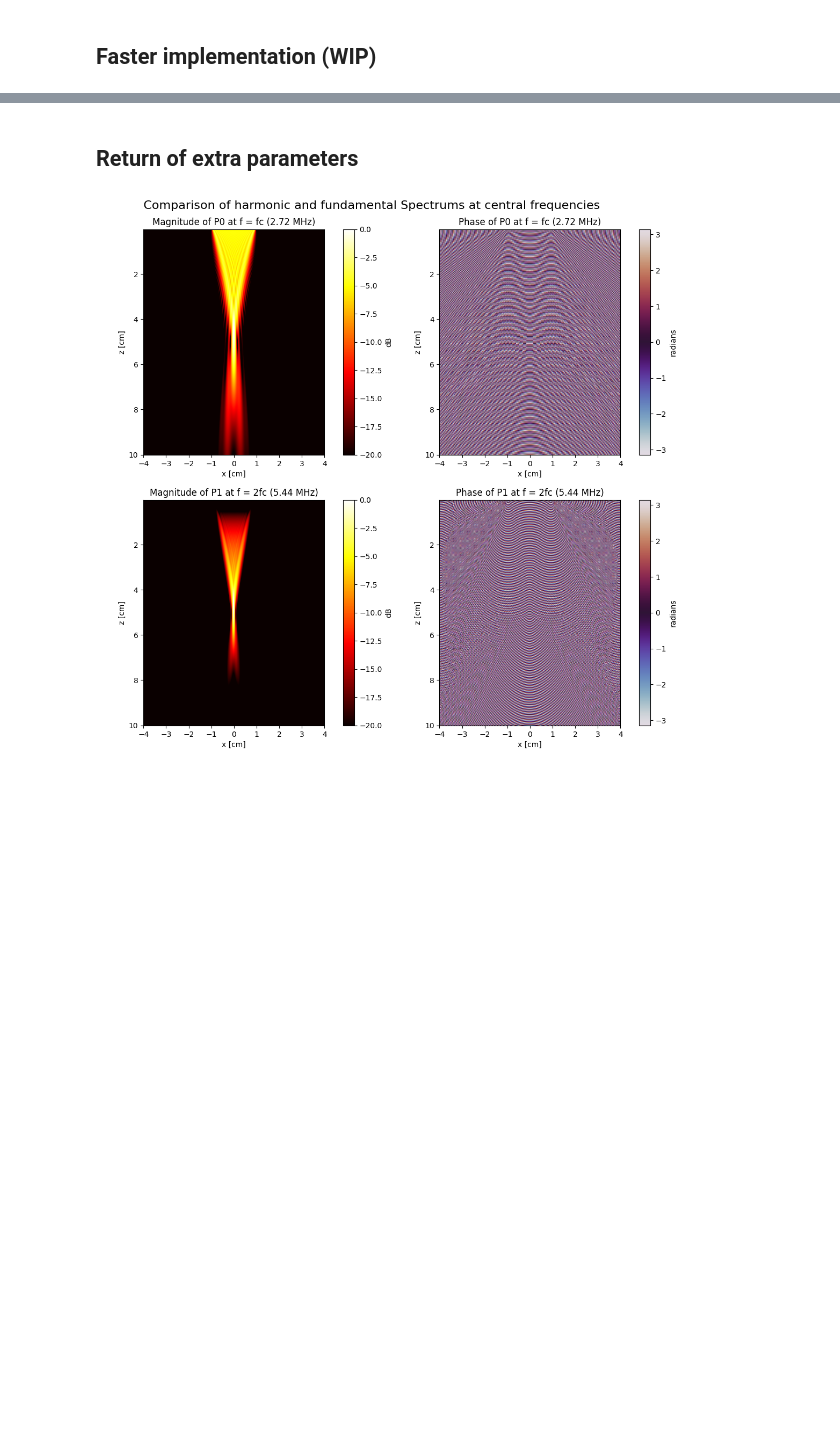
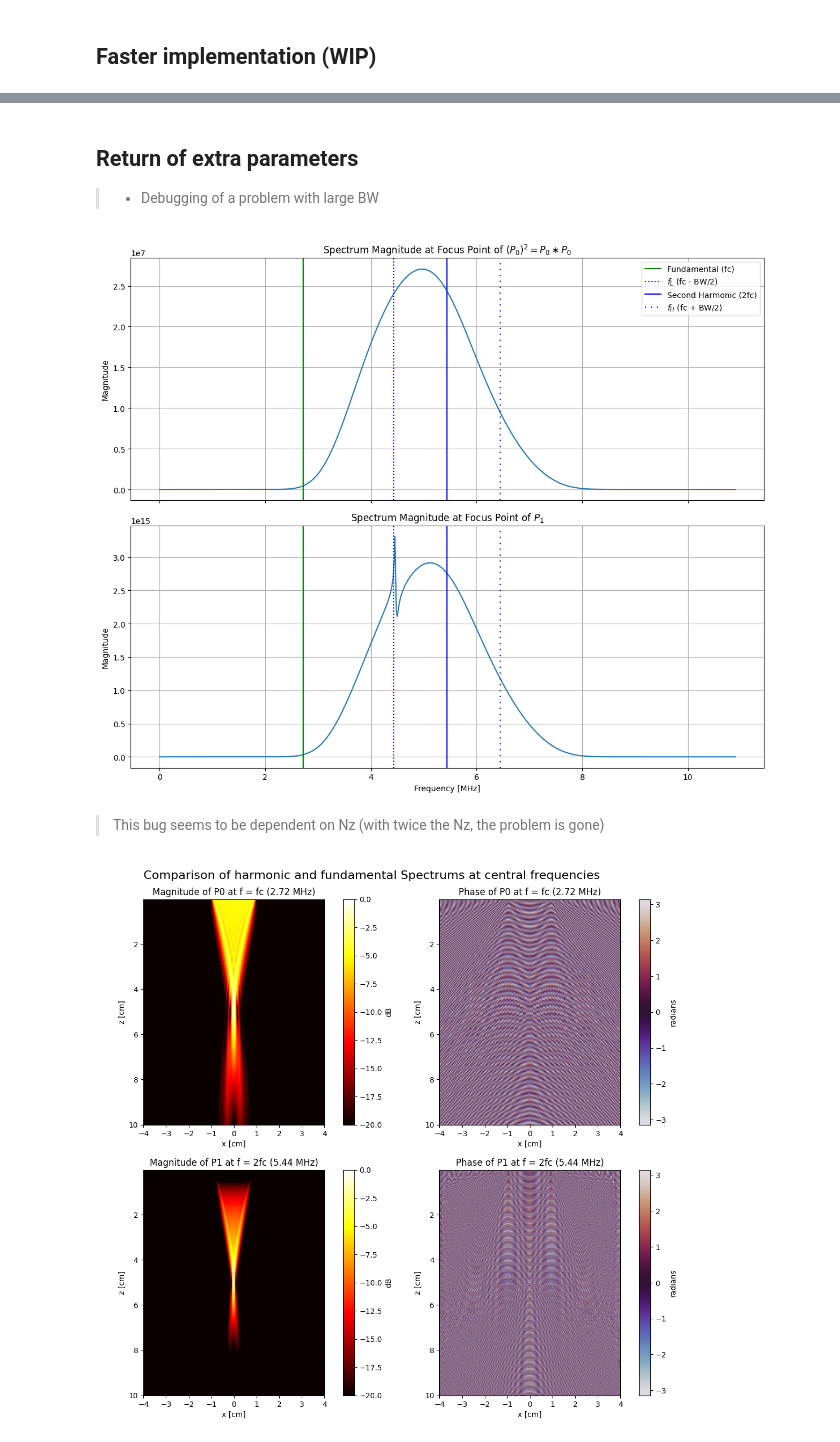
Before and after one commit to dribalta/PyMUST, a Jupyter notebook: examples/pfield_harmonic_demo.ipynb, the cells around one changed output, grey strips where cells are left out. Saved outputs shown, nothing was run; the diff lists cells and outputs as text; code cells hidden in the pictures; blank space fills up the shorter version.

```diff
--- a/examples/pfield_harmonic_demo.ipynb
+++ b/examples/pfield_harmonic_demo.ipynb
@@ -153,9 +158,76 @@ plt.show()
 # %% [markdown]
 ## Return of extra parameters
+> + Debugging of a problem with large BW
 # %%
-P1, SPECT_P1, IDX, f, extra_returns = pymust.harmonic.pfield(xbound, zbound, txdel, param, auxiliary_returns=["P0_SPECT", "linear_IDX"])
+param.bandwidth = 74
+P1, SPECT_P1, IDX, f, extra_returns = pymust.harmonic.pfield(xbound, zbound, txdel, param, auxiliary_returns=["P0_SPECT", "linear_IDX", "P02_SPECT_compact"])
 P0_SPECT = extra_returns["P0_SPECT"]
 linear_IDX = extra_returns["linear_IDX"]
+P02_SPECT_compact = extra_returns["P02_SPECT_compact"]
+# %%
+f_reduced = f[IDX]
+
+z_cm = np.linspace(zbound[0]*100, zbound[1]*100, SPECT_P1.shape[0])
+# Plot the magnitude of the spectrum at the focus point (xf, zf)
+# Find the index in z closest to zf (in cm)
+focus_z_idx = np.argmin(np.abs(z_cm - (zf * 100)))
+# Use the central x index (already defined as central_x_idx)
+central_x_idx = SPECT_P1.shape[1] // 2
+
+spectrum_focus_P02 = np.zeros((IDX.shape[0]), dtype=complex)
+spectrum_focus_P02[IDX] = P02_SPECT_compact[focus_z_idx, central_x_idx, :]
+
+spectrum_focus_P1 = np.zeros((IDX.shape[0]), dtype=complex)
+spectrum_focus_P1[IDX] = SPECT_P1[focus_z_idx, central_x_idx, :]
+
+
+# Find the frequency indices for the lowest, central (2fc), and highest frequency in the harmonic bandwidth around 2fc
+# param.bandwidth is in percent , so BW = param.fc * param.bandwidth / 100
+fc = param.fc
+BW = fc * param.bandwidth / 100
+f_low = 2 * fc - BW / 2
+f_high = 2 * fc + BW / 2
+
+# Find the closest indices in f for these frequencies
+f_reduced = f[IDX]
+idx_low = np.argmin(np.abs(f_reduced - f_low))
+idx_central = np.argmin(np.abs(f_reduced - 2 * fc))
+idx_high = np.argmin(np.abs(f_reduced - f_high))
+
+freqs = [f_reduced[idx_low], f_reduced[idx_central], f_reduced[idx_high]]
+idxs = [idx_low, idx_central, idx_high]
+
+
+fig, axs = plt.subplots(2, 1, figsize=(12, 10), sharex=True)
+
+# Plot for P02_SPECT_compact
+axs[0].plot(f / 1e6, np.abs(spectrum_focus_P02))
+axs[0].axvline(param.fc / 1e6, color='g', linestyle='-', label='Fundamental (fc)')
+axs[0].axvline(f_reduced[idx_low] / 1e6, color='b', linestyle=":", label='$f_L$ (fc - BW/2)')
+axs[0].axvline(f_reduced[idx_central] / 1e6, color='b', linestyle='-', label='Second Harmonic (2fc)')
+axs[0].axvline(f_reduced[idx_high] / 1e6, color='b', linestyle=(0, (1, 4)), label='$f_H$ (fc + BW/2)')
+axs[0].set_ylabel('Magnitude')
+axs[0].set_title(r'Spectrum Magnitude at Focus Point of $(P_0)^2 = P_0 \ast P_0$')
+axs[0].legend()
+axs[0].grid(True)
+
+
+axs[1].plot(f / 1e6, np.abs(spectrum_focus_P1))
+axs[1].axvline(param.fc / 1e6, color='g', linestyle='-', label='Fundamental (fc)')
+axs[1].axvline(f_reduced[idx_low] / 1e6, color='b', linestyle=":", label='$f_L$ (fc - BW/2)')
+axs[1].axvline(f_reduced[idx_central] / 1e6, color='b', linestyle='-', label='Second Harmonic (2fc)')
+axs[1].axvline(f_reduced[idx_high] / 1e6, color='b', linestyle=(0, (1, 4)), label='$f_H$ (fc + BW/2)')
+axs[1].set_xlabel('Frequency [MHz]')
+axs[1].set_ylabel('Magnitude')
+axs[1].set_title('Spectrum Magnitude at Focus Point of $P_1$')
+axs[1].grid(True)
+
+plt.tight_layout()
+plt.show()
+# %% [output]
+[figure, added]
+# %% [markdown]
+> This bug seems to be dependent on Nz (with twice the Nz, the problem is gone)
 # %%
 fig, axs = plt.subplots(2, 2, figsize=(16, 12))
 extent_cm = [xbound[0]*100, xbound[1]*100, zbound[1]*100, zbound[0]*100]
```
Also changed, not shown: parts of 6 cells of this notebook, 2 other files.
